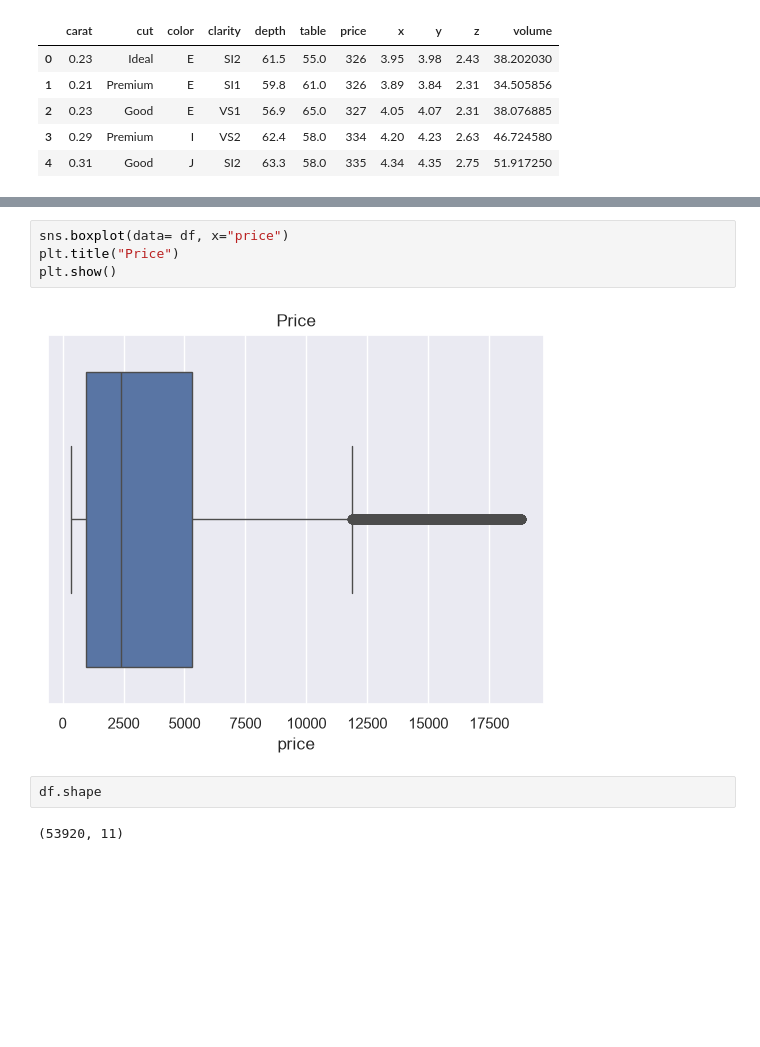
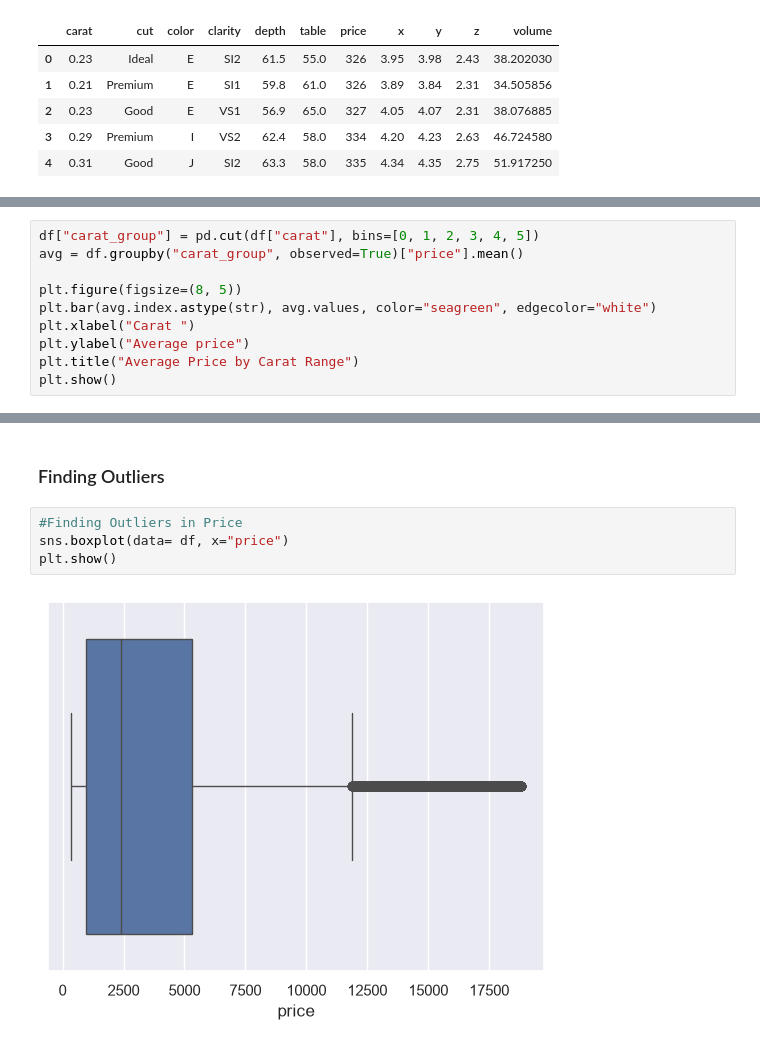
Before and after one commit to amnarashid14/EDA-Project, a Jupyter notebook: code.ipynb, the cells around one changed output, grey strips where cells are left out. Cells and saved outputs as stored; diff of their text form; blank space fills up the shorter version.

```diff
--- a/code.ipynb
+++ b/code.ipynb
@@ -115,0 +144,10 @@ plt.bar(df["carat"], df["price"])
+# %%
+df["carat_group"] = pd.cut(df["carat"], bins=[0, 1, 2, 3, 4, 5])
+avg = df.groupby("carat_group", observed=True)["price"].mean()
+
+plt.figure(figsize=(8, 5))
+plt.bar(avg.index.astype(str), avg.values, color="seagreen", edgecolor="white")
+plt.xlabel("Carat ")
+plt.ylabel("Average price")
+plt.title("Average Price by Carat Range")
+plt.show()
@@ -116,10 +156,8 @@ plt.bar(df["carat"], df["price"])
+# %% [markdown]
+### Finding Outliers
 # %%
+#Finding Outliers in Price
 sns.boxplot(data= df, x="price")
-plt.title("Price")
 plt.show()
 # %% [output]
-[figure, old version]
+[figure, new version]
-# %%
-df.shape
-# %% [output]
-(53920, 11)
```
Also changed, not shown: parts of 29 cells of this notebook.
